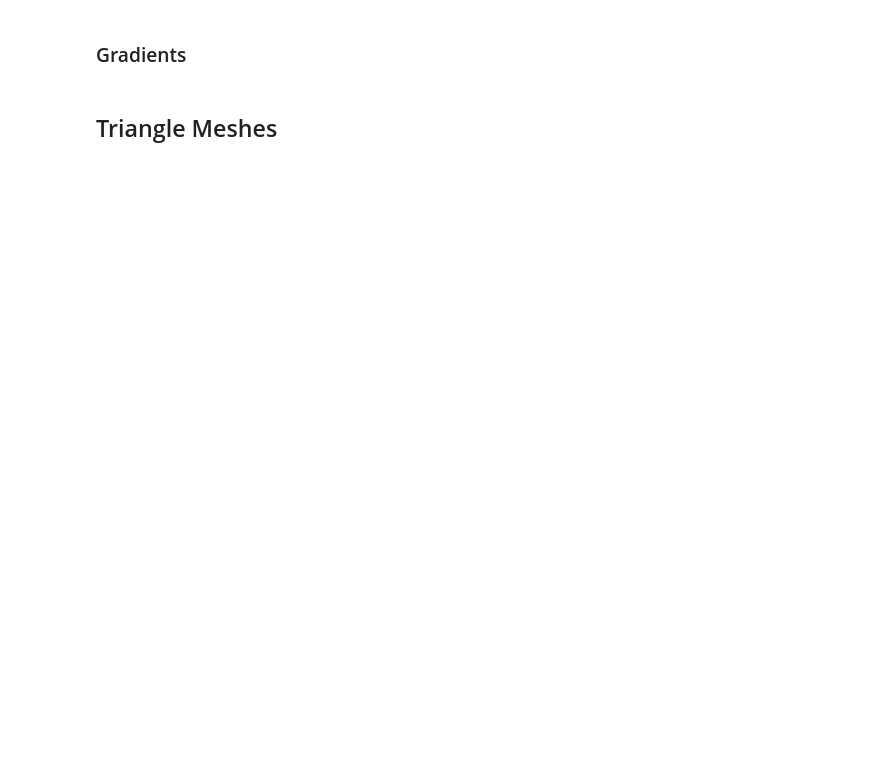
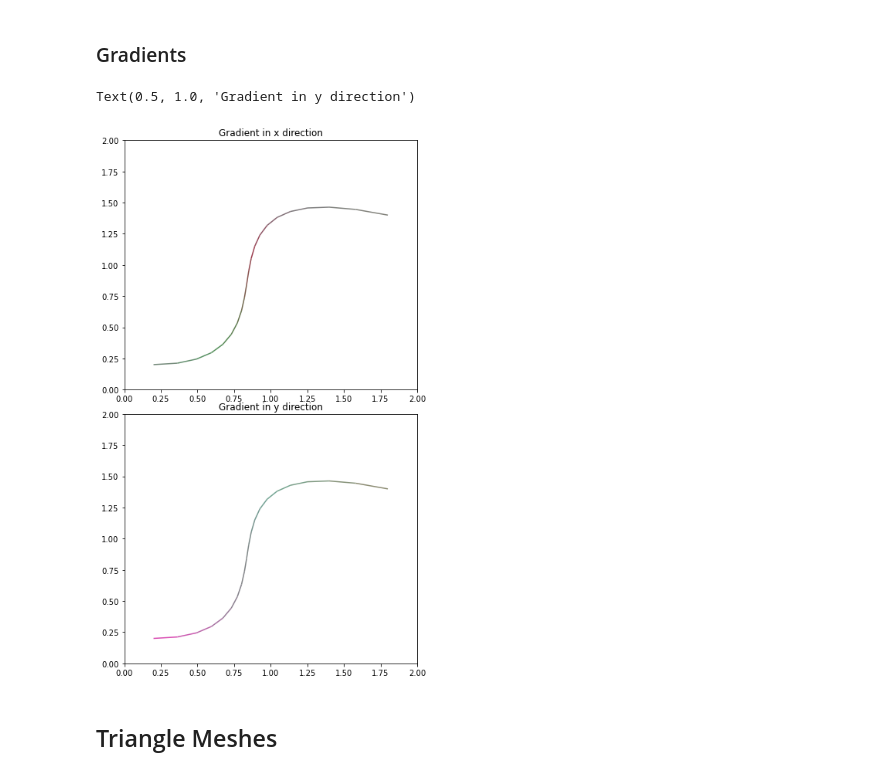
Before and after one commit to weixinl/GeometricModeling, a Jupyter notebook: DiffusionCurve/DiffusionCurve.ipynb, the cells around one changed output. Saved outputs shown, nothing was run; the diff lists cells and outputs as text; code cells hidden in the pictures; blank space fills up the shorter version.

Commit message:
gradient

```diff
--- a/DiffusionCurve/DiffusionCurve.ipynb
+++ b/DiffusionCurve/DiffusionCurve.ipynb
@@ -133,5 +135,40 @@ ax.add_collection(curve_right_segments)
 # %% [markdown]
 ### Gradients
+# %%
+# N*2*3 array, N numbers, 2D(x and y axis), RGB value
+gradients = np.zeros((sample_num,2,3))
+for i in range(sample_num):
+    delta_color = curve_right_colors[i] - curve_left_colors[i]
+    normal = curve_normals[i]
+    # along x axis
+    gradients[i][0] = normal[0]*delta_color
+    # along y axis
+    gradients[i][1] = normal[1]*delta_color
+# %%
+## To plot Gradient
+# map all elements to [0,1] (meet RGB requirements)
+gradient_vals = 0.5* (gradients + 1)
+# color_norm = plt.Normalize(gradient_vals.min(), gradient_vals.max())
+curve_vertices_reshaped = curve_vertices.reshape(-1,1,2)
+curve_segments = np.concatenate([curve_vertices_reshaped[:-1], curve_vertices_reshaped[1:]], axis=1)
+fig, (ax1, ax2) = plt.subplots(2, figsize=(6,10))
+# plt.gca().set_aspect('equal', adjustable='box')
+fig.tight_layout()
+ax1.set_xlim(xmin, xmax)
+ax1.set_ylim(ymin, ymax)
+curve_gradx_segments = LineCollection(curve_segments, colors=gradient_vals[1:,0,:], linestyle='solid')
+ax1.add_collection(curve_gradx_segments)
+ax1.set_title("Gradient in x direction")
+# ax = fig.add_subplot(2,1,2)
+ax2.set_xlim(xmin, xmax)
+ax2.set_ylim(ymin, ymax)
+curve_grady_segments = LineCollection(curve_segments, colors=gradient_vals[1:,1,:], linestyle='solid')
+ax2.add_collection(curve_grady_segments)
+ax2.set_title("Gradient in y direction")
+# plt.axis('scaled')
+# %% [output]
+Text(0.5, 1.0, 'Gradient in y direction')
+[figure, added]
 # %% [markdown]
 ## Triangle Meshes
 # %%
```
Also changed, not shown: parts of 4 cells of this notebook.
